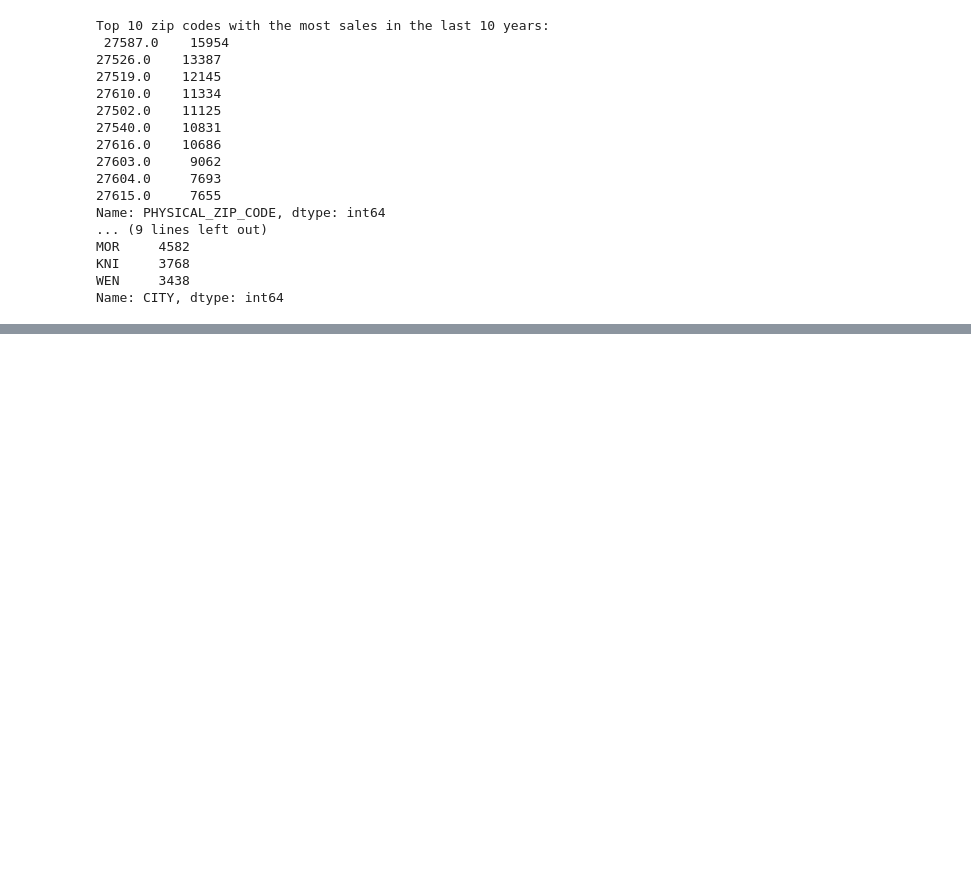
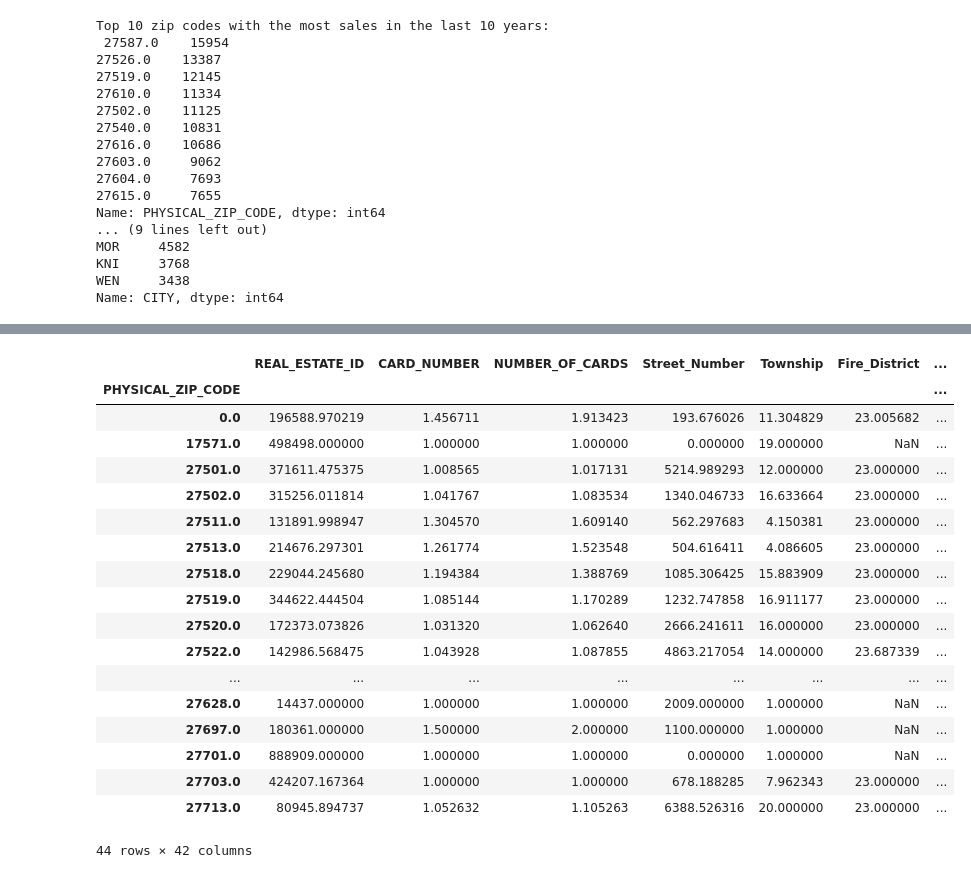
Before and after one commit to jkehm/Wake-County-Housing, a Jupyter notebook: Maria.c.seg.1.ipynb, the cells around one changed output, grey strips where cells are left out. Cells and saved outputs as stored; diff of their text form; code cells hidden in the pictures; blank space fills up the shorter version.

```diff
--- a/Maria.c.seg.1.ipynb
+++ b/Maria.c.seg.1.ipynb
@@ -192,0 +254,23 @@ Name: CITY, dtype: int64
+# %%
+# Average by zip code
+df.groupby('PHYSICAL_ZIP_CODE').mean()
+# %% [output]
+|  | REAL_ESTATE_ID | CARD_NUMBER | NUMBER_OF_CARDS | Street_Number | Township | Fire_District | ... |
+| PHYSICAL_ZIP_CODE |  |  |  |  |  |  | ... |
+| 0.0 | 196588.970219 | 1.456711 | 1.913423 | 193.676026 | 11.304829 | 23.005682 | ... |
+| 17571.0 | 498498.000000 | 1.000000 | 1.000000 | 0.000000 | 19.000000 | NaN | ... |
+| 27501.0 | 371611.475375 | 1.008565 | 1.017131 | 5214.989293 | 12.000000 | 23.000000 | ... |
+| 27502.0 | 315256.011814 | 1.041767 | 1.083534 | 1340.046733 | 16.633664 | 23.000000 | ... |
+| 27511.0 | 131891.998947 | 1.304570 | 1.609140 | 562.297683 | 4.150381 | 23.000000 | ... |
+| 27513.0 | 214676.297301 | 1.261774 | 1.523548 | 504.616411 | 4.086605 | 23.000000 | ... |
+| 27518.0 | 229044.245680 | 1.194384 | 1.388769 | 1085.306425 | 15.883909 | 23.000000 | ... |
+| 27519.0 | 344622.444504 | 1.085144 | 1.170289 | 1232.747858 | 16.911177 | 23.000000 | ... |
+| 27520.0 | 172373.073826 | 1.031320 | 1.062640 | 2666.241611 | 16.000000 | 23.000000 | ... |
+| 27522.0 | 142986.568475 | 1.043928 | 1.087855 | 4863.217054 | 14.000000 | 23.687339 | ... |
+| ... | ... | ... | ... | ... | ... | ... | ... |
+| 27628.0 | 14437.000000 | 1.000000 | 1.000000 | 2009.000000 | 1.000000 | NaN | ... |
+| 27697.0 | 180361.000000 | 1.500000 | 2.000000 | 1100.000000 | 1.000000 | NaN | ... |
+| 27701.0 | 888909.000000 | 1.000000 | 1.000000 | 0.000000 | 1.000000 | NaN | ... |
+| 27703.0 | 424207.167364 | 1.000000 | 1.000000 | 678.188285 | 7.962343 | 23.000000 | ... |
+| 27713.0 | 80945.894737 | 1.052632 | 1.105263 | 6388.526316 | 20.000000 | 23.000000 | ... |
+44 rows × 42 columns
```
Also changed, not shown: parts of 8 cells of this notebook.
